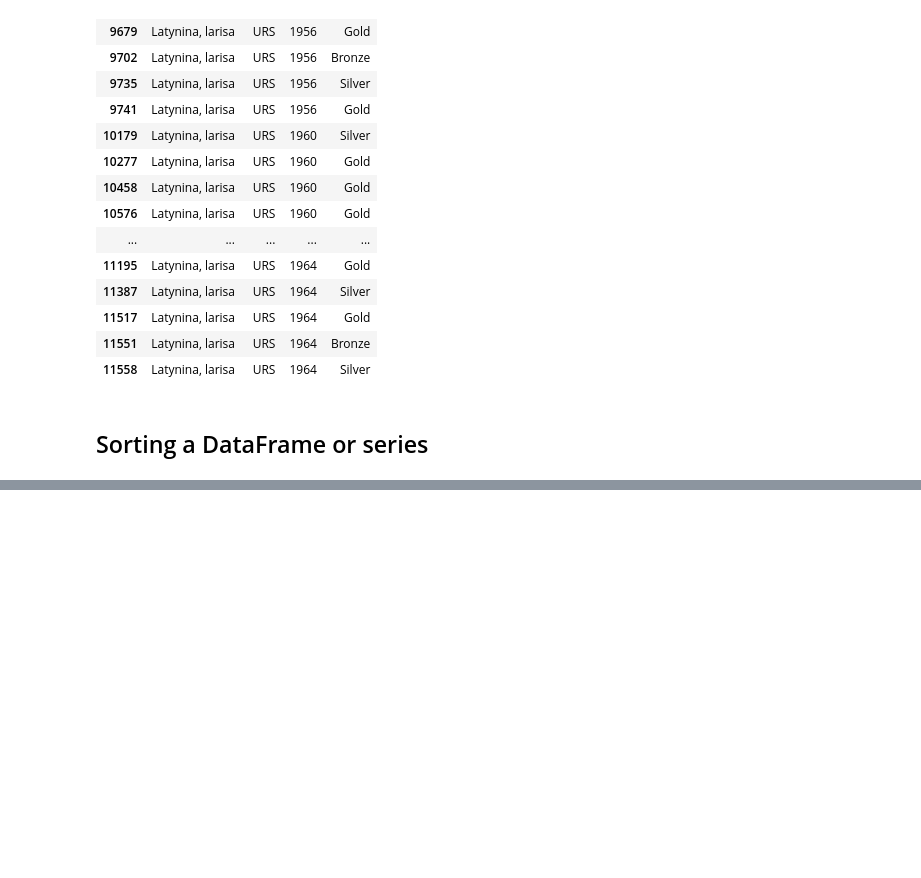
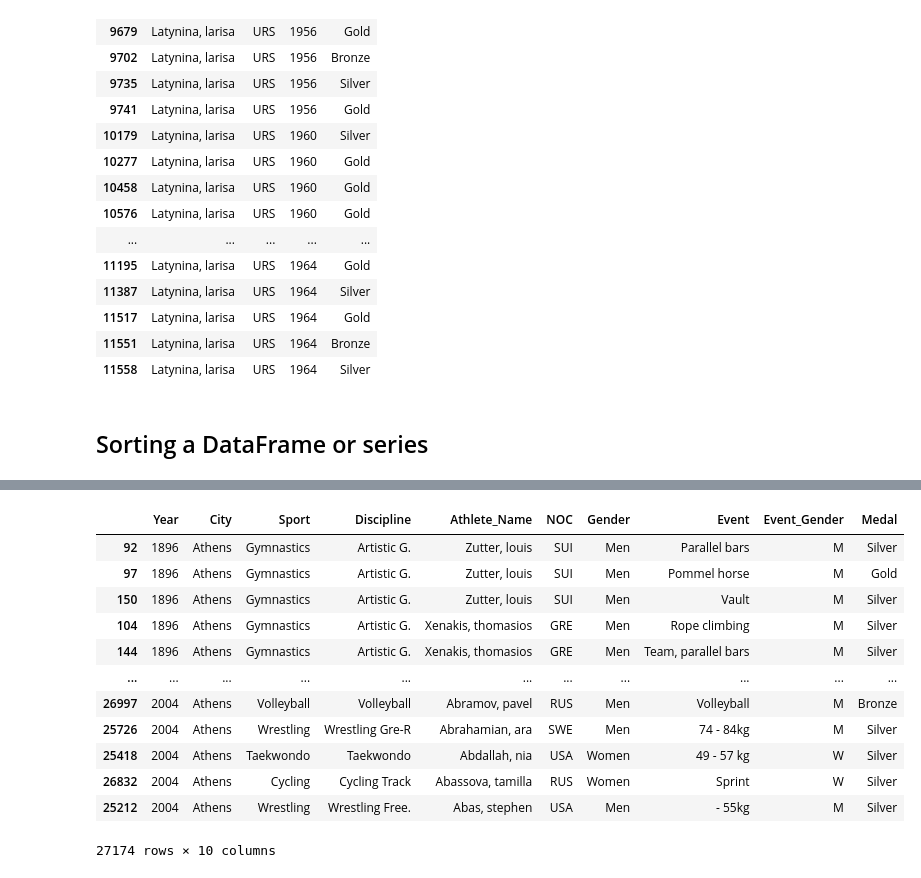
Before and after one commit to Wambaforestin/learning-python, a Jupyter notebook: python_libraries/learning_pandas2.0.ipynb, the cells around one changed output, grey strips where cells are left out. Saved outputs shown, nothing was run; the diff lists cells and outputs as text; code cells hidden in the pictures; blank space fills up the shorter version.

```diff
--- a/python_libraries/learning_pandas2.0.ipynb
+++ b/python_libraries/learning_pandas2.0.ipynb
@@ -580,0 +655,17 @@ olpics_df[olpics_df["Athlete_Name"].str.contains("Latynina")][["Athlete_Name", "
+# %%
+# Sorting a DataFrame by multiple columns but in different orders
+olpics_df.sort_values(by=["Year", "Athlete_Name"], ascending=[True, False])
+# %% [output]
+|  | Year | City | Sport | Discipline | Athlete_Name | NOC | Gender | Event | Event_Gender | Medal |
+| 92 | 1896 | Athens | Gymnastics | Artistic G. | Zutter, louis | SUI | Men | Parallel bars | M | Silver |
+| 97 | 1896 | Athens | Gymnastics | Artistic G. | Zutter, louis | SUI | Men | Pommel horse | M | Gold |
+| 150 | 1896 | Athens | Gymnastics | Artistic G. | Zutter, louis | SUI | Men | Vault | M | Silver |
+| 104 | 1896 | Athens | Gymnastics | Artistic G. | Xenakis, thomasios | GRE | Men | Rope climbing | M | Silver |
+| 144 | 1896 | Athens | Gymnastics | Artistic G. | Xenakis, thomasios | GRE | Men | Team, parallel bars | M | Silver |
+| ... | ... | ... | ... | ... | ... | ... | ... | ... | ... | ... |
+| 26997 | 2004 | Athens | Volleyball | Volleyball | Abramov, pavel | RUS | Men | Volleyball | M | Bronze |
+| 25726 | 2004 | Athens | Wrestling | Wrestling Gre-R | Abrahamian, ara | SWE | Men | 74 - 84kg | M | Silver |
+| 25418 | 2004 | Athens | Taekwondo | Taekwondo | Abdallah, nia | USA | Women | 49 - 57 kg | W | Silver |
+| 26832 | 2004 | Athens | Cycling | Cycling Track | Abassova, tamilla | RUS | Women | Sprint | W | Silver |
+| 25212 | 2004 | Athens | Wrestling | Wrestling Free. | Abas, stephen | USA | Men | - 55kg | M | Silver |
+27174 rows × 10 columns
```
Also changed, not shown: parts of 6 cells of this notebook.
